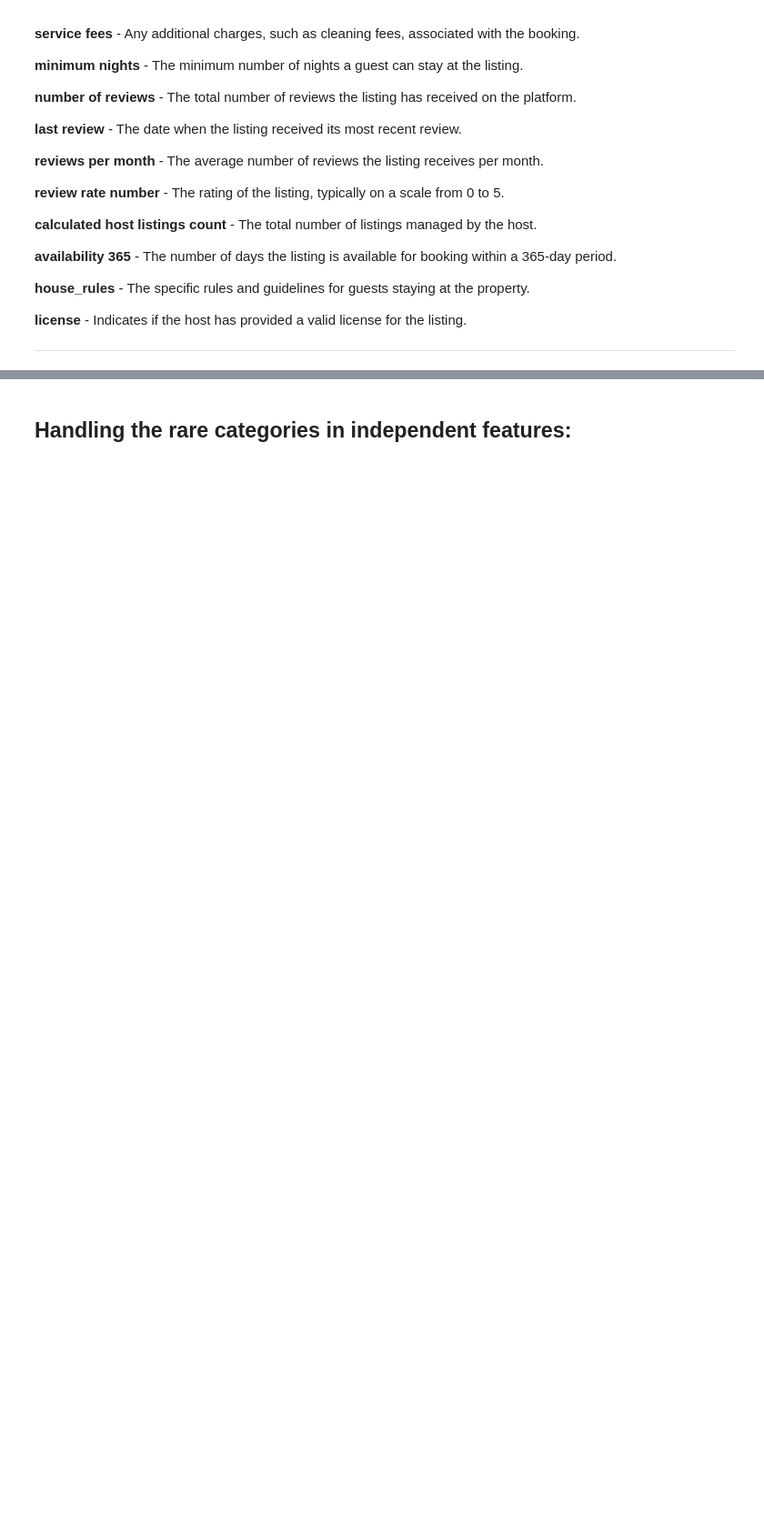
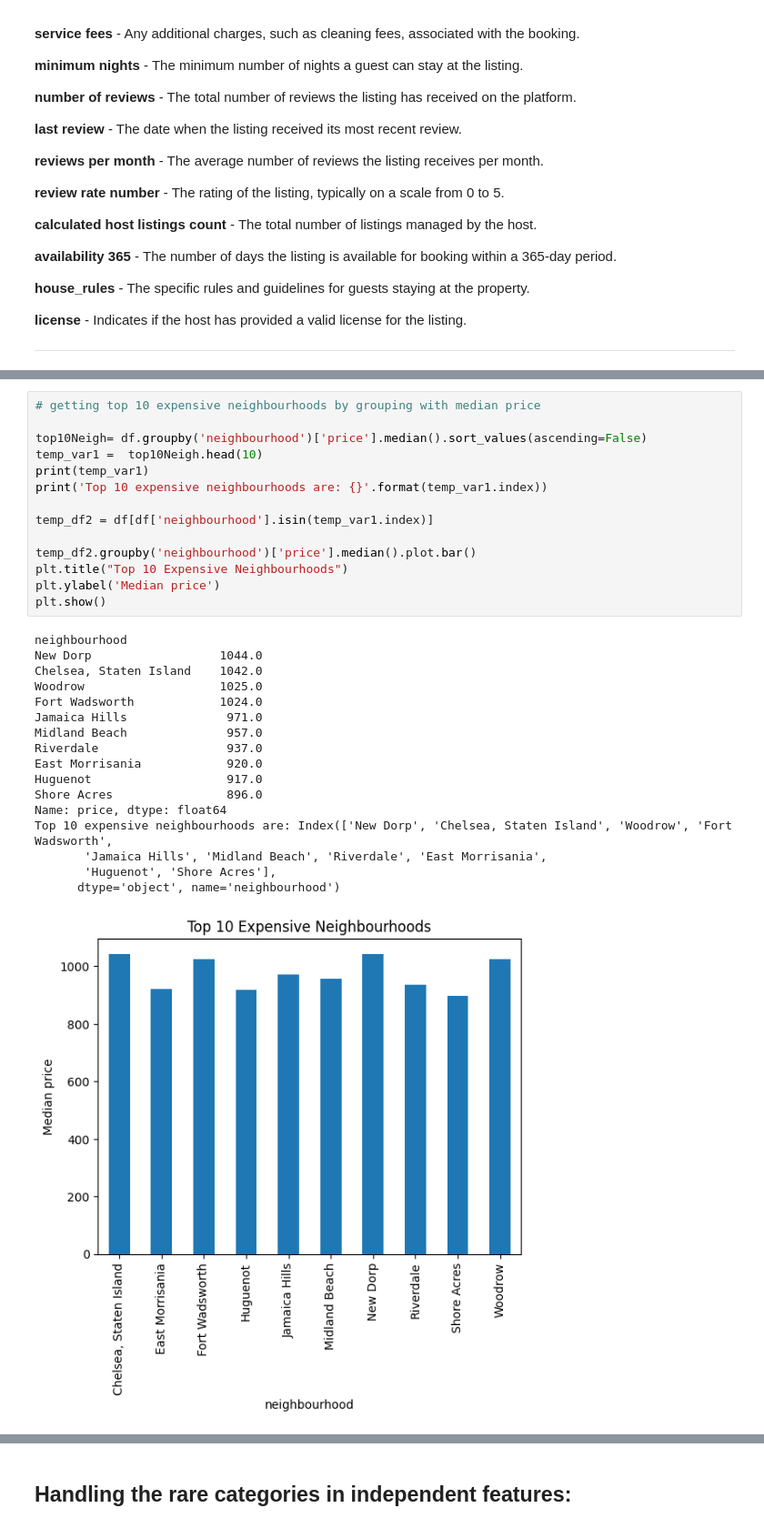
Before and after one commit to tajwinder-singh/airbnb---EDA, a Jupyter notebook: airbnb_eda.ipynb, the cells around one changed output, grey strips where cells are left out. Shown at 91% size. Drawn from its saved outputs; the diff is of its cells as text; blank space fills up the shorter version.

```diff
--- a/airbnb_eda.ipynb
+++ b/airbnb_eda.ipynb
@@ -692,0 +329,32 @@ dtype: int64
+# %%
+# getting top 10 expensive neighbourhoods by grouping with median price
+
+top10Neigh= df.groupby('neighbourhood')['price'].median().sort_values(ascending=False)
+temp_var1 =  top10Neigh.head(10)
+print(temp_var1)
+print('Top 10 expensive neighbourhoods are: {}'.format(temp_var1.index))
+
+temp_df2 = df[df['neighbourhood'].isin(temp_var1.index)]
+
+temp_df2.groupby('neighbourhood')['price'].median().plot.bar()
+plt.title("Top 10 Expensive Neighbourhoods")
+plt.ylabel('Median price')
+plt.show()
+# %% [output]
+neighbourhood
+New Dorp                  1044.0
+Chelsea, Staten Island    1042.0
+Woodrow                   1025.0
+Fort Wadsworth            1024.0
+Jamaica Hills              971.0
+Midland Beach              957.0
+Riverdale                  937.0
+East Morrisania            920.0
+Huguenot                   917.0
+Shore Acres                896.0
+Name: price, dtype: float64
+Top 10 expensive neighbourhoods are: Index(['New Dorp', 'Chelsea, Staten Island', 'Woodrow', 'Fort Wadsworth',
+       'Jamaica Hills', 'Midland Beach', 'Riverdale', 'East Morrisania',
+       'Huguenot', 'Shore Acres'],
+      dtype='object', name='neighbourhood')
+[figure, added]
```
Also changed, not shown: parts of 110 cells of this notebook, 1 other file.
